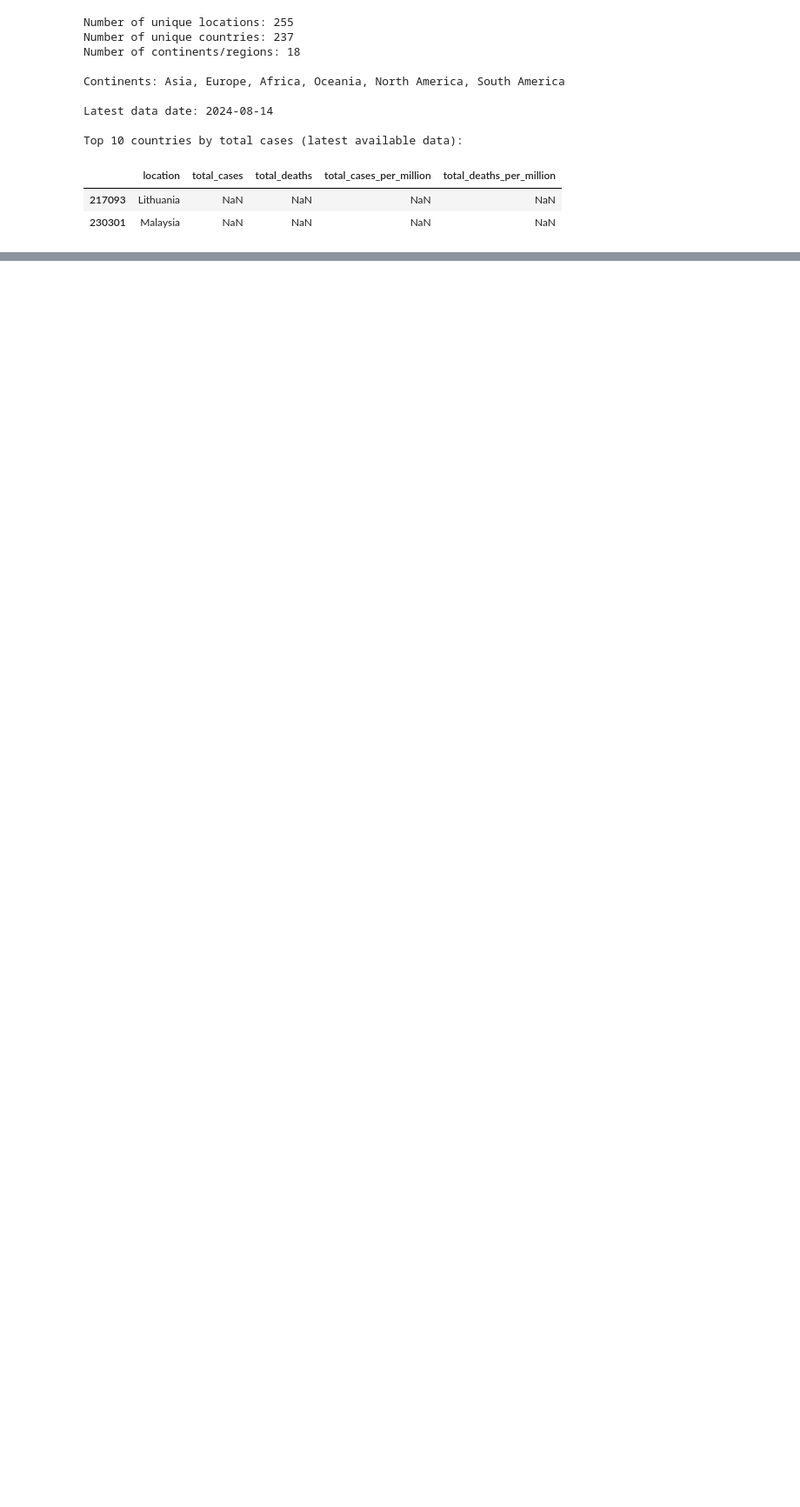
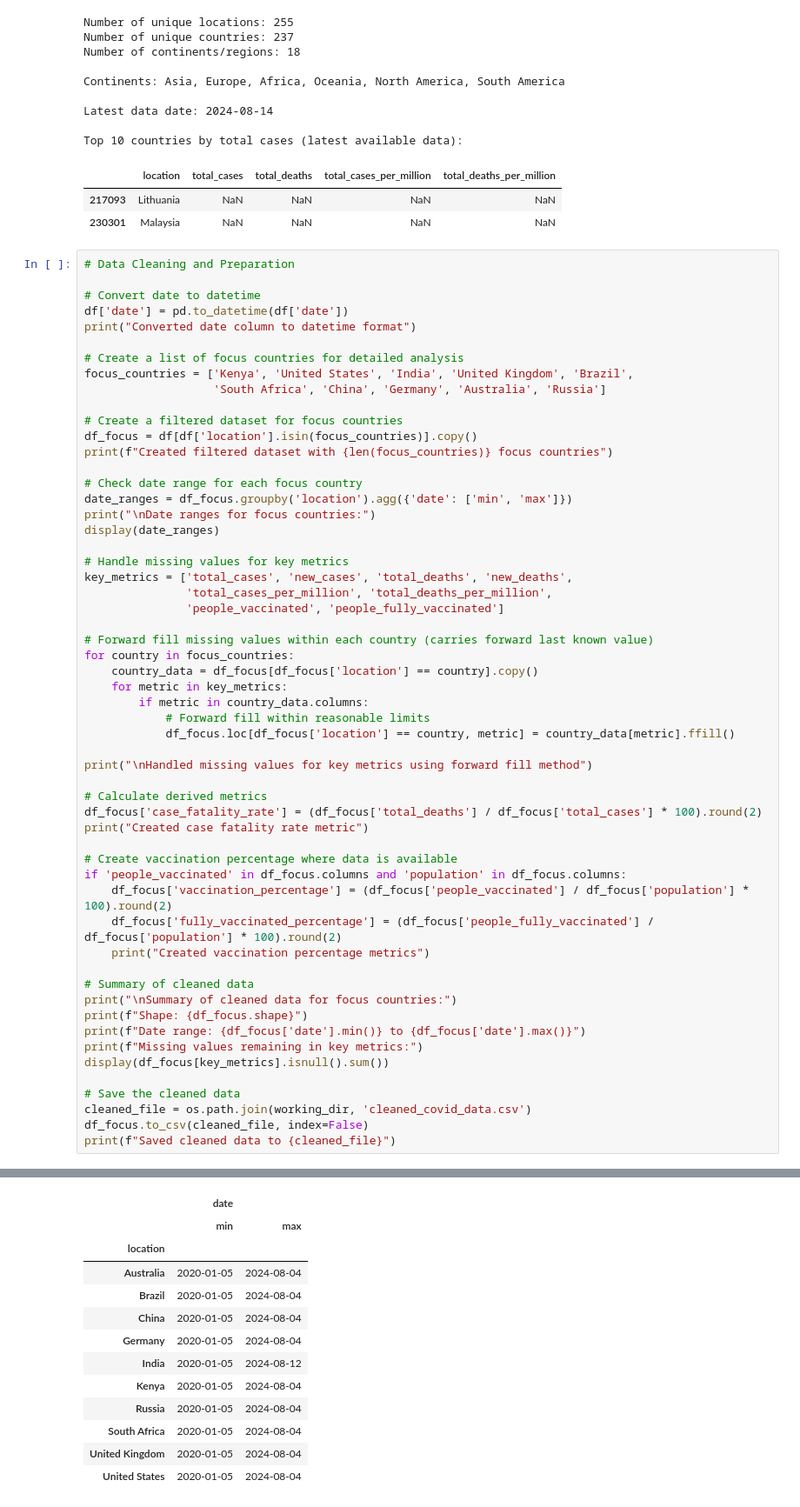
Before and after one commit to NMsby/covid19-global-tracker, a Jupyter notebook: notebooks/covid19_data_analysis.ipynb, the cells around one changed output, grey strips where cells are left out. Shown at 87% size. Drawn from its saved outputs; the diff is of its cells as text; blank space fills up the shorter version.

```diff
--- a/notebooks/covid19_data_analysis.ipynb
+++ b/notebooks/covid19_data_analysis.ipynb
@@ -254,3 +254,60 @@ Top 10 countries by total cases (latest available data):
 |  | location | total_cases | total_deaths | total_cases_per_million | total_deaths_per_million |
 | 217093 | Lithuania | NaN | NaN | NaN | NaN |
 | 230301 | Malaysia | NaN | NaN | NaN | NaN |
+# %%
+# Data Cleaning and Preparation
+
+# Convert date to datetime
+df['date'] = pd.to_datetime(df['date'])
+print("Converted date column to datetime format")
+
+# Create a list of focus countries for detailed analysis
+focus_countries = ['Kenya', 'United States', 'India', 'United Kingdom', 'Brazil',
+                   'South Africa', 'China', 'Germany', 'Australia', 'Russia']
+
+# Create a filtered dataset for focus countries
+df_focus = df[df['location'].isin(focus_countries)].copy()
+print(f"Created filtered dataset with {len(focus_countries)} focus countries")
+
+# Check date range for each focus country
+date_ranges = df_focus.groupby('location').agg({'date': ['min', 'max']})
+print("\nDate ranges for focus countries:")
+display(date_ranges)
+
+# Handle missing values for key metrics
+key_metrics = ['total_cases', 'new_cases', 'total_deaths', 'new_deaths',
+               'total_cases_per_million', 'total_deaths_per_million',
+               'people_vaccinated', 'people_fully_vaccinated']
+
+# Forward fill missing values within each country (carries forward last known value)
+for country in focus_countries:
+    country_data = df_focus[df_focus['location'] == country].copy()
+    for metric in key_metrics:
+        if metric in country_data.columns:
+            # Forward fill within reasonable limits
+            df_focus.loc[df_focus['location'] == country, metric] = country_data[metric].ffill()
+
+print("\nHandled missing values for key metrics using forward fill method")
+
+# Calculate derived metrics
+df_focus['case_fatality_rate'] = (df_focus['total_deaths'] / df_focus['total_cases'] * 100).round(2)
+print("Created case fatality rate metric")
+
+# Create vaccination percentage where data is available
+if 'people_vaccinated' in df_focus.columns and 'population' in df_focus.columns:
+    df_focus['vaccination_percentage'] = (df_focus['people_vaccinated'] / df_focus['population'] * 100).round(2)
+    df_focus['fully_vaccinated_percentage'] = (df_focus['people_fully_vaccinated'] / df_focus['population'] * 100).round(2)
+    print("Created vaccination percentage metrics")
+
+# Summary of cleaned data
+print("\nSummary of cleaned data for focus countries:")
+print(f"Shape: {df_focus.shape}")
+print(f"Date range: {df_focus['date'].min()} to {df_focus['date'].max()}")
+print(f"Missing values remaining in key metrics:")
+display(df_focus[key_metrics].isnull().sum())
+
+# Save the cleaned data
+cleaned_file = os.path.join(working_dir, 'cleaned_covid_data.csv')
+df_focus.to_csv(cleaned_file, index=False)
+print(f"Saved cleaned data to {cleaned_file}")
+# %% [output]
@@ -256,0 +318,13 @@ Top 10 countries by total cases (latest available data):
+|  | date |  |
+|  | min | max |
+| location |  |  |
+| Australia | 2020-01-05 | 2024-08-04 |
+| Brazil | 2020-01-05 | 2024-08-04 |
+| China | 2020-01-05 | 2024-08-04 |
+| Germany | 2020-01-05 | 2024-08-04 |
+| India | 2020-01-05 | 2024-08-12 |
+| Kenya | 2020-01-05 | 2024-08-04 |
+| Russia | 2020-01-05 | 2024-08-04 |
+| South Africa | 2020-01-05 | 2024-08-04 |
+| United Kingdom | 2020-01-05 | 2024-08-04 |
+| United States | 2020-01-05 | 2024-08-04 |
```
Also changed, not shown: parts of 1 cell of this notebook, 1 other file.
